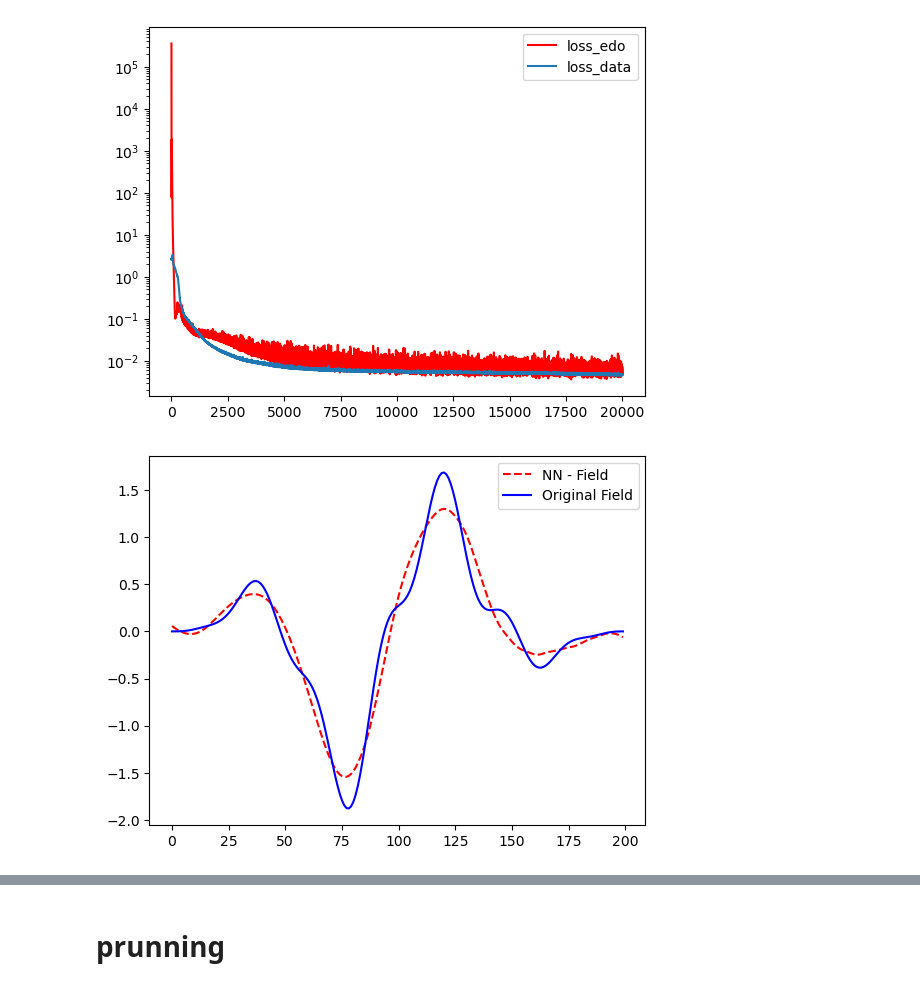
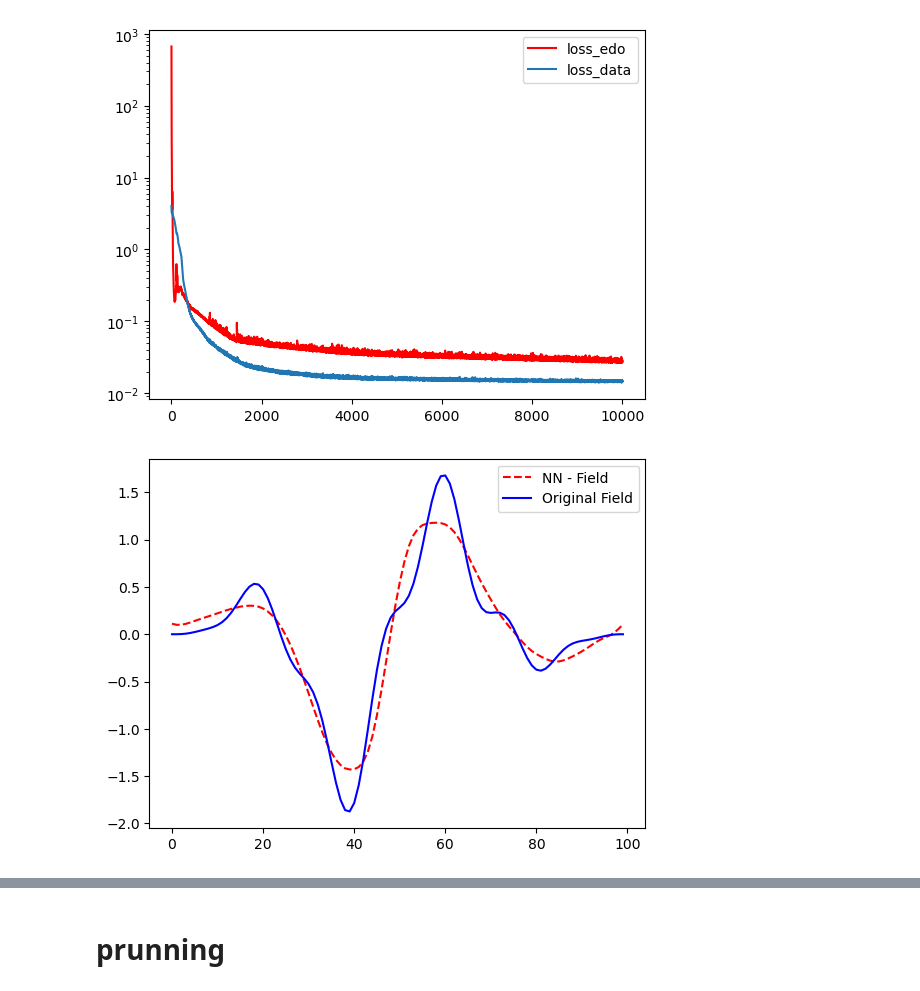
Before and after one commit to GubioGL/Pinn-inverse-for-H-time, a Jupyter notebook: Modelo_5(Mixfunn)/Mixfunn_field_5_twoqubits_open.ipynb, the cells around one changed output, grey strips where cells are left out. Saved outputs shown, nothing was run; the diff lists cells and outputs as text; code cells hidden in the pictures.

```diff
--- a/Modelo_5(Mixfunn)/Mixfunn_field_5_twoqubits_open.ipynb
+++ b/Modelo_5(Mixfunn)/Mixfunn_field_5_twoqubits_open.ipynb
@@ -18,16 +18,16 @@ class SIN(tc.nn.Module):
         return tc.sin(x)
 # %%
 tfinal      = 2*np.pi
-N           = 200
+N           = 100
 Nedo        = 15
 Nfield      = 1
 
-J, omega2 = (1,.5)
-gamma1=0.1; gamma2=0.0; gamma3=0.1; gamma4=0.0
+J, omega2 = (.5, .5)
+gamma1=0.0; gamma2=0.0; gamma3=0.0; gamma4=0.0
 D1 = -gamma1/2 - 2*gamma2    # decaimento de Q1 (transversal)
 D3 = -gamma3/2 - 2*gamma4    # decaimento de Q2 (transversal)
 
-epocas  = 20000
+epocas  = 10000
 # %% [markdown]
 # Hamiltonina de dois quibts
 
@@ -146,9 +146,9 @@ time = tc.linspace(
     requires_grad = True).reshape((-1, 1))
 
 X_vector = my.Rede(
-    neuronio   = [15,15],
+    neuronio   = [10,10],
     input_      = 1,
-    output_     = Nedo+Nfield,
+    output_     = Nedo,
     activation =[mf.SIN(), mf.SIN()])
 
 mixfunn_field = mf.MixFunn(
@@ -181,7 +181,7 @@ for _ in tqdm(range(epocas)):
 
     ######## Loss edo #######
     dX_dt = []
-    for i in range(y.shape[1]-1):
+    for i in range(y.shape[1]):
         dX_dt.append(tc.autograd.grad(outputs = y[:, i],
                                     inputs = time,
                                     grad_outputs = tc.ones_like(y[:, i]),
@@ -230,34 +230,34 @@ for _ in tqdm(range(epocas)):
     LOSS_data +=(XY  - valor_esperado_data[:,7:8])**2
     LOSS_data +=(XZ  - valor_esperado_data[:,8:9])**2
     LOSS_data +=(YI  - valor_esperado_data[:,1:2])**2
     LOSS_data +=(YX  - valor_esperado_data[:,11:12])**2
     LOSS_data +=(YY_ - valor_esperado_data[:,9:10])**2
     LOSS_data +=(YZ  - valor_esperado_data[:,10:11])**2
     LOSS_data +=(ZI  - valor_esperado_data[:,2:3])**2
     LOSS_data +=(ZX  - valor_esperado_data[:,13:14])**2
     LOSS_data +=(ZY  - valor_esperado_data[:,14:15])**2
     LOSS_data +=(ZZ  - valor_esperado_data[:,12:13])**2
     LOSS_data = LOSS_data.mean()
 
     ####### Loss total #######
     loss_i = LOSS_edo + LOSS_data
 
     ####### Backpropagation #######
     opt.zero_grad()
     loss_i.backward()
     opt.step()
     LOSS1.append(LOSS_edo.cpu().detach().numpy())
     LOSS2.append(LOSS_data.cpu().detach().numpy())
     LOSS.append(loss_i.cpu().detach().numpy())
 
 #plt.plot(LOSS,"k.",label="loss_total")
 plt.plot(LOSS1,'r-',label="loss_edo")
 plt.plot(LOSS2,label="loss_data")
 plt.yscale("log")
 plt.legend()
 plt.show()
 # %% [output]
-[figure, old version]
+[figure, new version]
 # %%
 t_points =  np.linspace(0,tfinal, N)
 X_vector.eval()
@@ -269,7 +269,7 @@ plt.plot(field_original,"b-",label="Original Field")
 plt.legend()
 plt.show()
 # %% [output]
-[figure, old version]
+[figure, new version]
 # %%
 N=50
 time =  tc.linspace(
```
Also changed, not shown: parts of 9 cells of this notebook, 8 other files.
